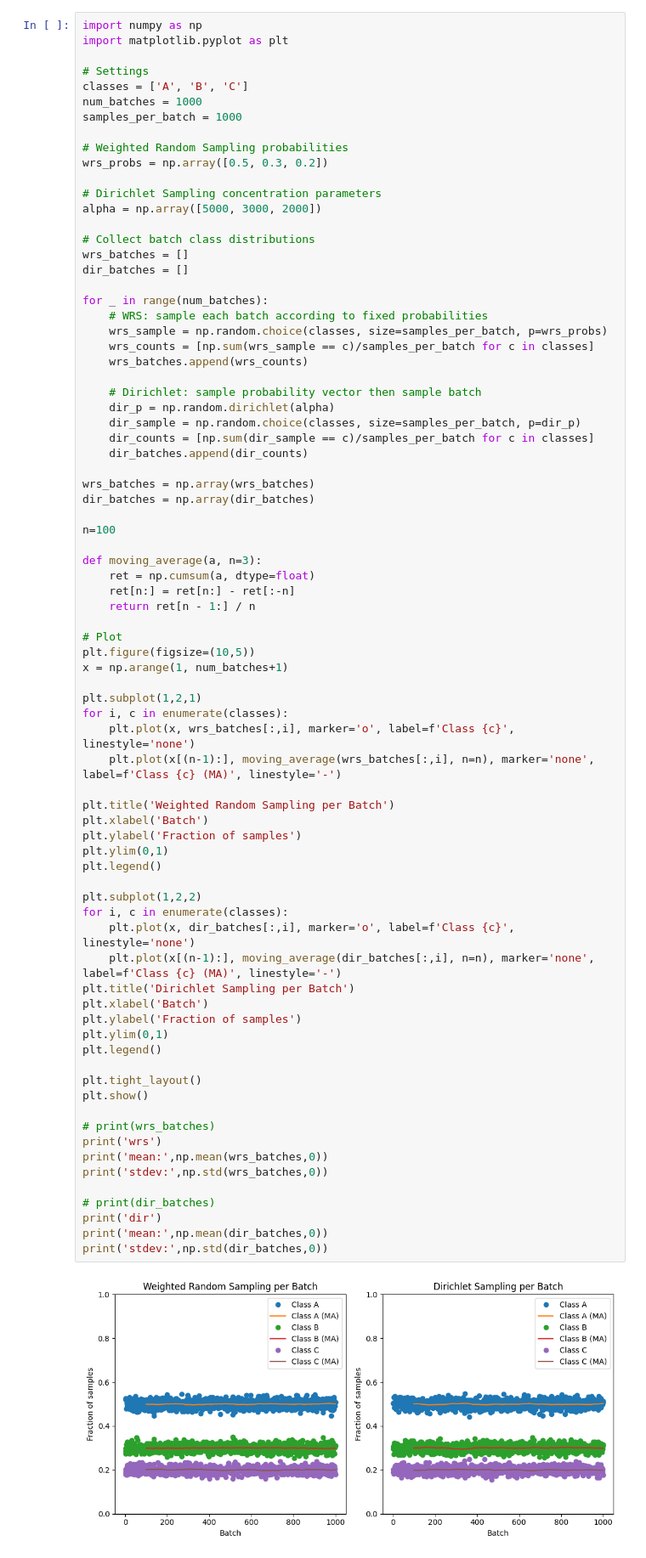
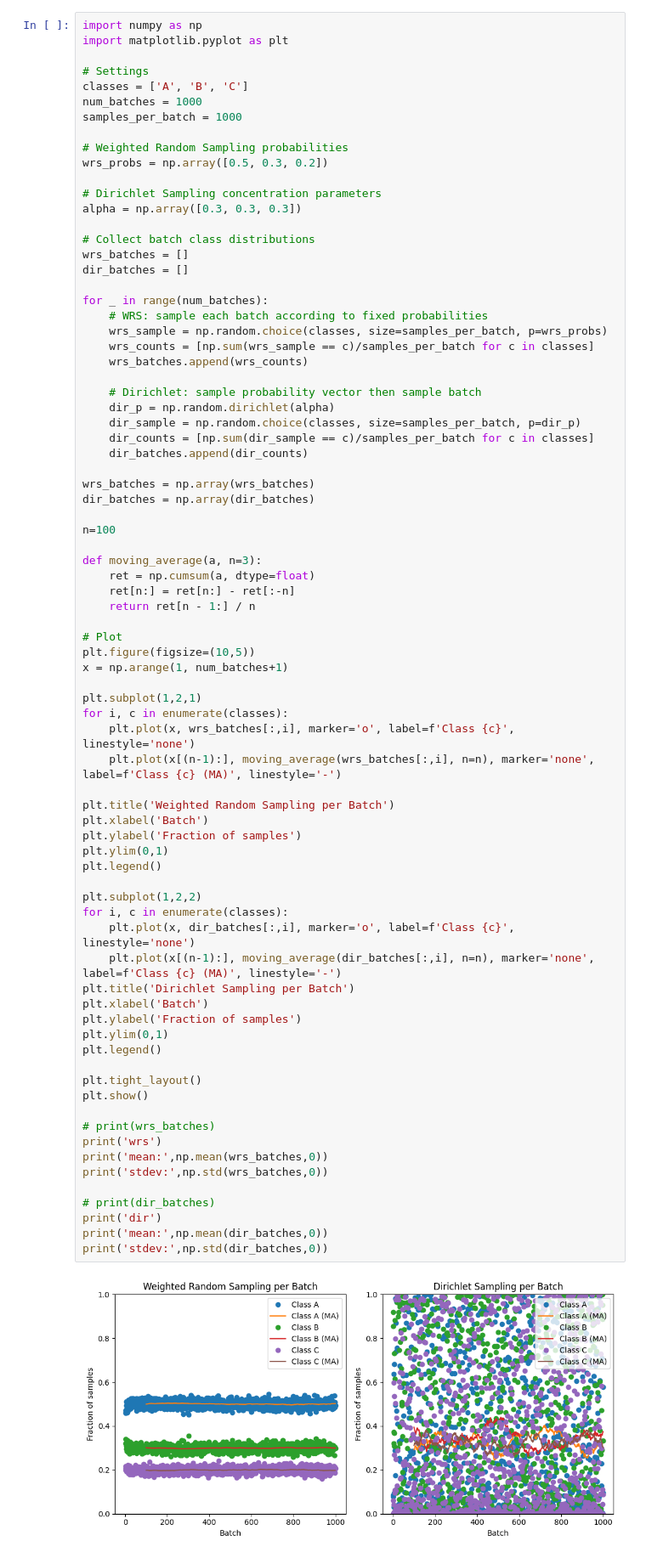
Before and after one commit to scaleoutsystems/continous-MoE, a Jupyter notebook: test.ipynb, the cells around one changed output. Shown at 85% size. Drawn from its saved outputs; the diff is of its cells as text.

```diff
--- a/test.ipynb
+++ b/test.ipynb
@@ -11,7 +11,7 @@ samples_per_batch = 1000
 wrs_probs = np.array([0.5, 0.3, 0.2])
 
 # Dirichlet Sampling concentration parameters
-alpha = np.array([5000, 3000, 2000])
+alpha = np.array([0.3, 0.3, 0.3])
 
 # Collect batch class distributions
 wrs_batches = []
@@ -50,32 +50,32 @@ for i, c in enumerate(classes):
 
 plt.title('Weighted Random Sampling per Batch')
 plt.xlabel('Batch')
 plt.ylabel('Fraction of samples')
 plt.ylim(0,1)
 plt.legend()
 
 plt.subplot(1,2,2)
 for i, c in enumerate(classes):
     plt.plot(x, dir_batches[:,i], marker='o', label=f'Class {c}', linestyle='none')
     plt.plot(x[(n-1):], moving_average(dir_batches[:,i], n=n), marker='none', label=f'Class {c} (MA)', linestyle='-')
 plt.title('Dirichlet Sampling per Batch')
 plt.xlabel('Batch')
 plt.ylabel('Fraction of samples')
 plt.ylim(0,1)
 plt.legend()
 
 plt.tight_layout()
 plt.show()
 
 # print(wrs_batches)
 print('wrs')
 print('mean:',np.mean(wrs_batches,0))
 print('stdev:',np.std(wrs_batches,0))
 
 # print(dir_batches)
 print('dir')
 print('mean:',np.mean(dir_batches,0))
 print('stdev:',np.std(dir_batches,0))
 # %% [output]
-[figure, old version]
+[figure, new version]
 wrs
```
Also changed, not shown: parts of 2 cells of this notebook.
